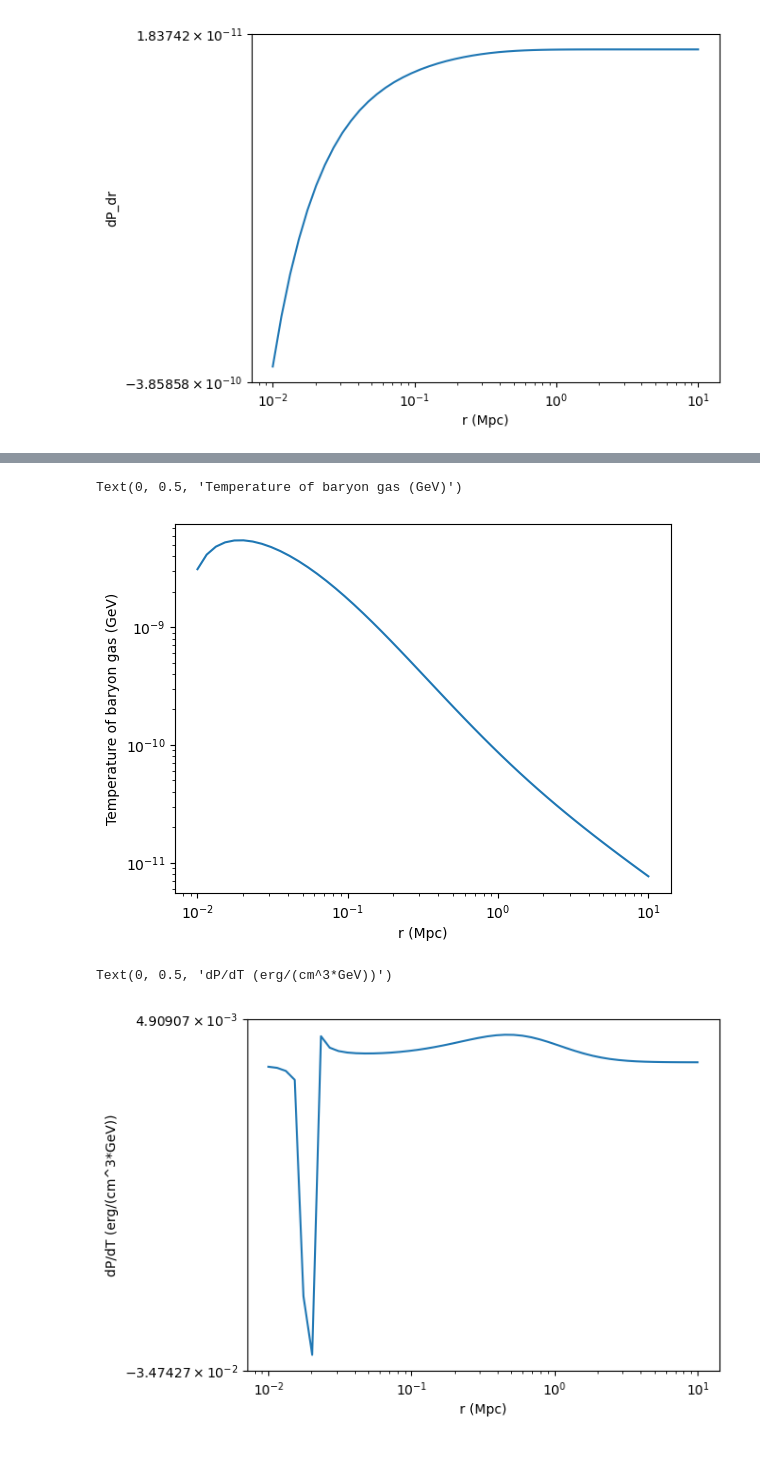
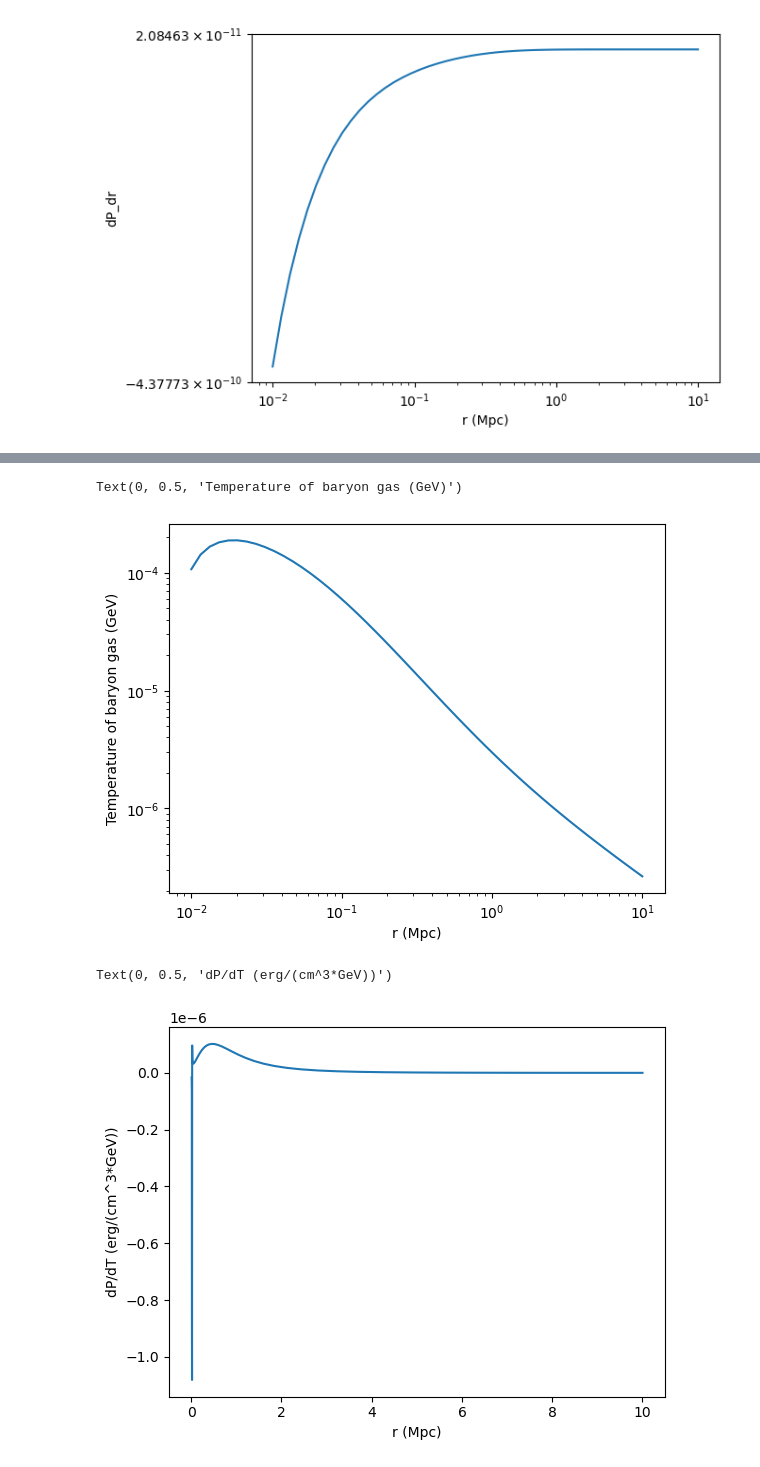
Before and after one commit to eleanorstuart/thermo-idm, a Jupyter notebook: Iqbal_AGN_heating.ipynb, the cells around one changed output, grey strips where cells are left out. Cells and saved outputs as stored; diff of their text form; code cells hidden in the pictures.

```diff
--- a/Iqbal_AGN_heating.ipynb
+++ b/Iqbal_AGN_heating.ipynb
@@ -106,7 +128,7 @@ def vol_heating_rate(r, R500, M500, z, Linj, rc):
 # %%
 R500=1*u.Mpc
 M500=2e14*u.Msun
-z=0
+z=0.1
 rc=0.1*R500.to(u.cm)
 Linj=7e44*u.erg/u.s
 #rini=0.015*R500.to(u.Mpc).value
@@ -205,10 +254,10 @@ Text(0, 0.5, 'Density of baryon gas (Msun/Mpc**3)')
 # %%
-plt.loglog(rs, T_g(rs, R500, M500, z))
+plt.loglog(rs, T_g(rs.value, R500, M500, z))
 plt.xlabel('r (Mpc)')
 plt.ylabel('Temperature of baryon gas (GeV)')
 # %% [output]
 Text(0, 0.5, 'Temperature of baryon gas (GeV)')
-[figure, old version]
+[figure, new version]
 # %%
 #plt.loglog(rs, dT_dr(rs, R500, M500, z))
 #plt.xlabel('r (Mpc)')
@@ -216,10 +265,10 @@ Text(0, 0.5, 'Temperature of baryon gas (GeV)')
 # %%
 # TODO: think about if the way i made this makes sense
 plt.plot(rs, np.gradient(Pg(rs/R500, z, M500).to(u.erg*u.cm**-3), T_g(rs.value, R500, M500, z)))
-plt.xscale('log')
-plt.yscale('symlog')
+#plt.xscale('log')
+#plt.yscale('symlog')
 plt.xlabel('r (Mpc)')
 plt.ylabel('dP/dT (erg/(cm^3*GeV))')
 # %% [output]
 Text(0, 0.5, 'dP/dT (erg/(cm^3*GeV))')
-[figure, old version]
+[figure, new version]
```
Also changed, not shown: parts of 13 cells of this notebook, 1 other file.
